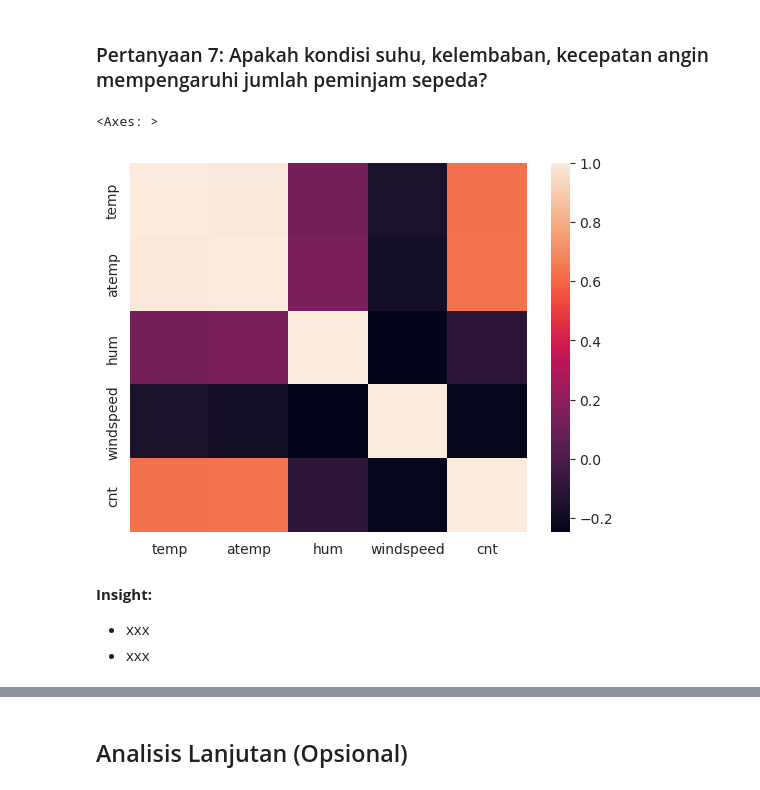
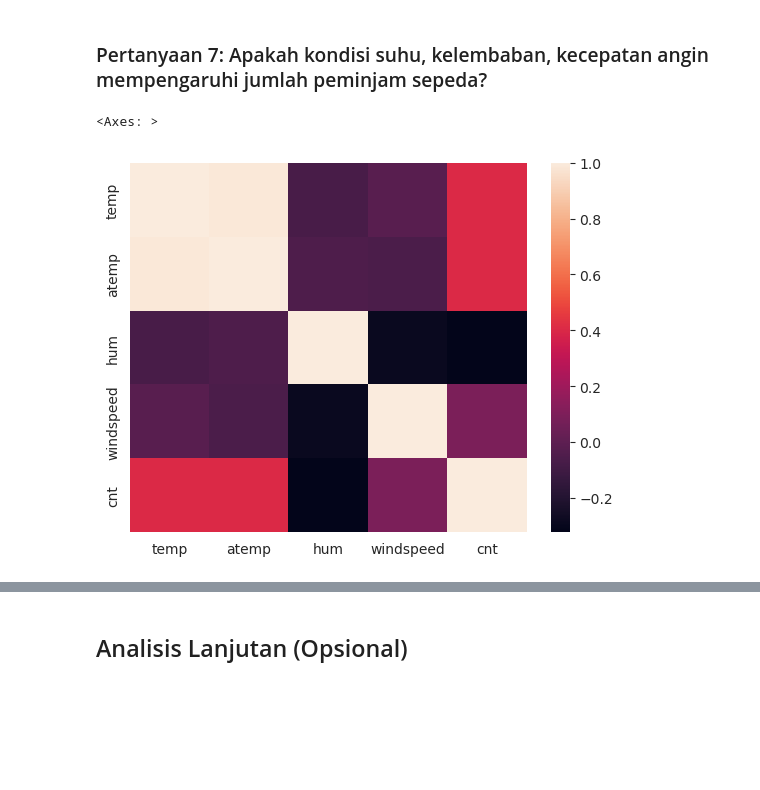
Before and after one commit to Refanz/analyst-data-bike-sharing, a Jupyter notebook: notebook.ipynb, the cells around one changed output, grey strips where cells are left out. Cells and saved outputs as stored; diff of their text form; code cells hidden in the pictures; blank space fills up the shorter version.

Commit message:
finish step visualization and make conclusions

```diff
--- a/notebook.ipynb
+++ b/notebook.ipynb
@@ -961,11 +961,7 @@ plt.show()
 # %%
 selected_columns = ["temp", "atemp","hum", "windspeed", "cnt"]
 
-sns.heatmap(data=day_df[selected_columns].corr())
+sns.heatmap(data=hour_df[selected_columns].corr())
 # %% [output]
 <Axes: >
-[figure, old version]
+[figure, new version]
-# %% [markdown]
-**Insight:**
-- xxx
-- xxx
```
Also changed, not shown: parts of 7 cells of this notebook, 1 other file.
